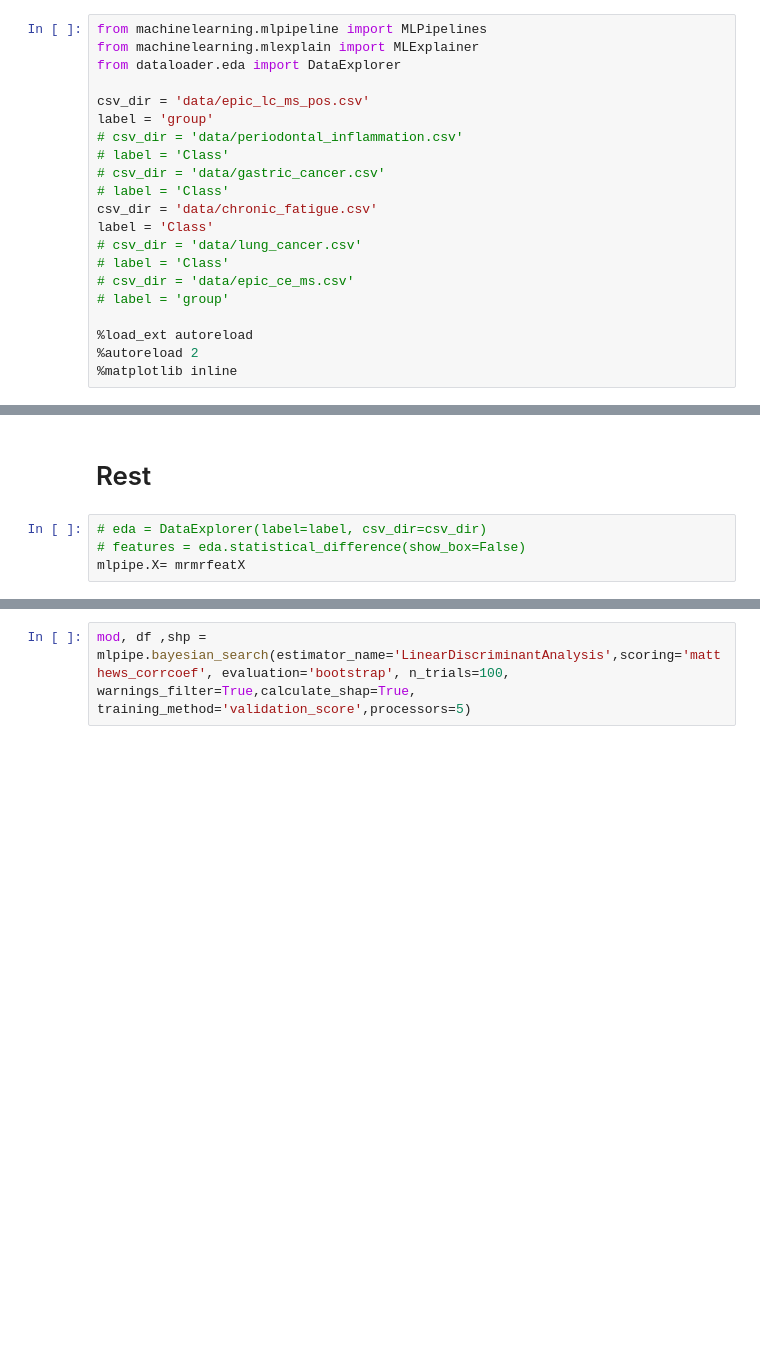
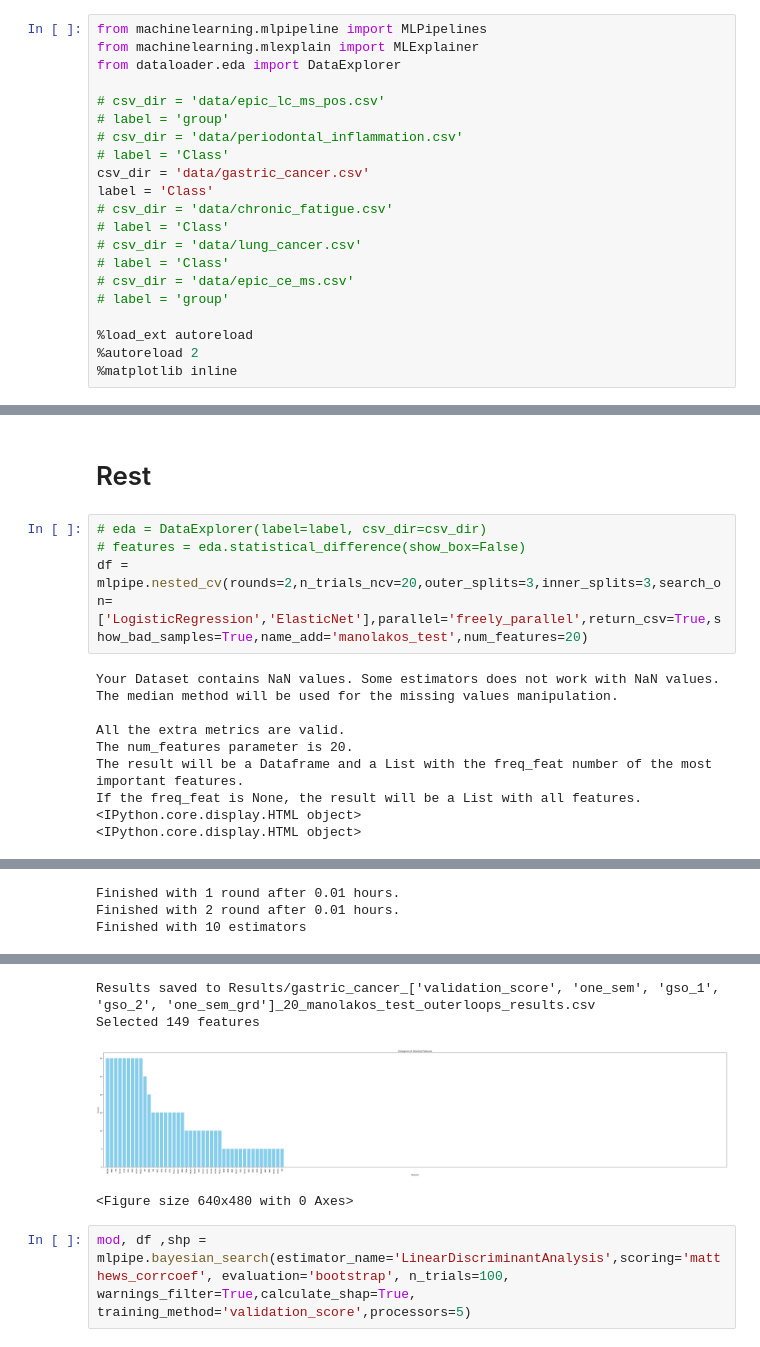
Before and after one commit to costasmexis/AI4META, a Jupyter notebook: test_pipeline.ipynb, the cells around one changed output, grey strips where cells are left out. Saved outputs shown, nothing was run; the diff lists cells and outputs as text; blank space fills up the shorter version.

```diff
--- a/test_pipeline.ipynb
+++ b/test_pipeline.ipynb
@@ -3,14 +3,14 @@ from machinelearning.mlpipeline import MLPipelines
 from machinelearning.mlexplain import MLExplainer
 from dataloader.eda import DataExplorer
 
-csv_dir = 'data/epic_lc_ms_pos.csv'
-label = 'group'
+# csv_dir = 'data/epic_lc_ms_pos.csv'
+# label = 'group'
 # csv_dir = 'data/periodontal_inflammation.csv'
 # label = 'Class'
-# csv_dir = 'data/gastric_cancer.csv'
+csv_dir = 'data/gastric_cancer.csv'
+label = 'Class'
+# csv_dir = 'data/chronic_fatigue.csv'
 # label = 'Class'
-csv_dir = 'data/chronic_fatigue.csv'
-label = 'Class'
 # csv_dir = 'data/lung_cancer.csv'
 # label = 'Class'
 # csv_dir = 'data/epic_ce_ms.csv'
@@ -225,4 +226,14 @@ merged_df.to_csv('paper_evaluation.csv')
 # %%
 # eda = DataExplorer(label=label, csv_dir=csv_dir)
 # features = eda.statistical_difference(show_box=False)
-mlpipe.X= mrmrfeatX
+df = mlpipe.nested_cv(rounds=2,n_trials_ncv=20,outer_splits=3,inner_splits=3,search_on=['LogisticRegression','ElasticNet'],parallel='freely_parallel',return_csv=True,show_bad_samples=True,name_add='manolakos_test',num_features=20)
+# %% [output]
+Your Dataset contains NaN values. Some estimators does not work with NaN values.
+The median method will be used for the missing values manipulation.
+
+All the extra metrics are valid.
+The num_features parameter is 20.
+The result will be a Dataframe and a List with the freq_feat number of the most important features.
+If the freq_feat is None, the result will be a List with all features.
+<IPython.core.display.HTML object>
+<IPython.core.display.HTML object>
@@ -228,0 +247,3 @@ mlpipe.X= mrmrfeatX
+Finished with 1 round after 0.01 hours.
+Finished with 2 round after 0.01 hours.
+Finished with 10 estimators
@@ -229,3 +251,7 @@ mlpipe.X= mrmrfeatX
+Results saved to Results/gastric_cancer_['validation_score', 'one_sem', 'gso_1', 'gso_2', 'one_sem_grd']_20_manolakos_test_outerloops_results.csv
+Selected 149 features
+[figure, added]
+<Figure size 640x480 with 0 Axes>
 # %%
 mod, df ,shp = mlpipe.bayesian_search(estimator_name='LinearDiscriminantAnalysis',scoring='matthews_corrcoef', evaluation='bootstrap', n_trials=100, warnings_filter=True,calculate_shap=True, training_method='validation_score',processors=5)
 # %% [output]
```
Also changed, not shown: parts of 3 cells of this notebook, 1 other file.
